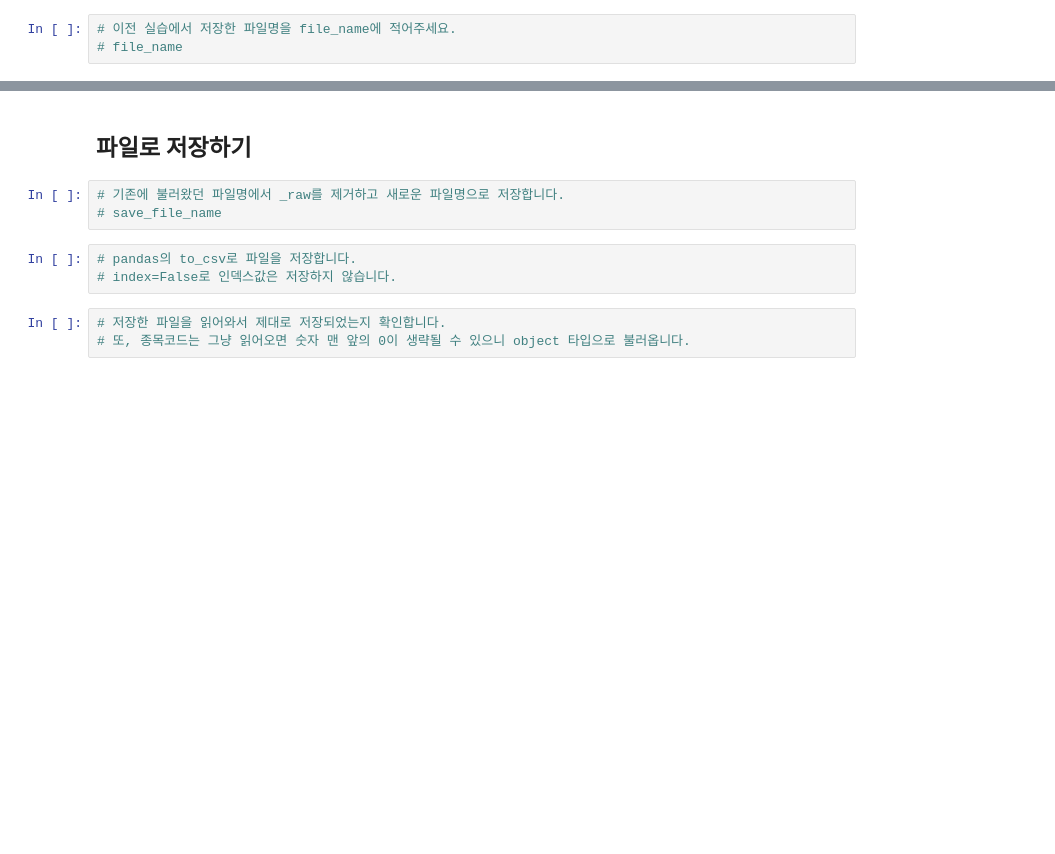
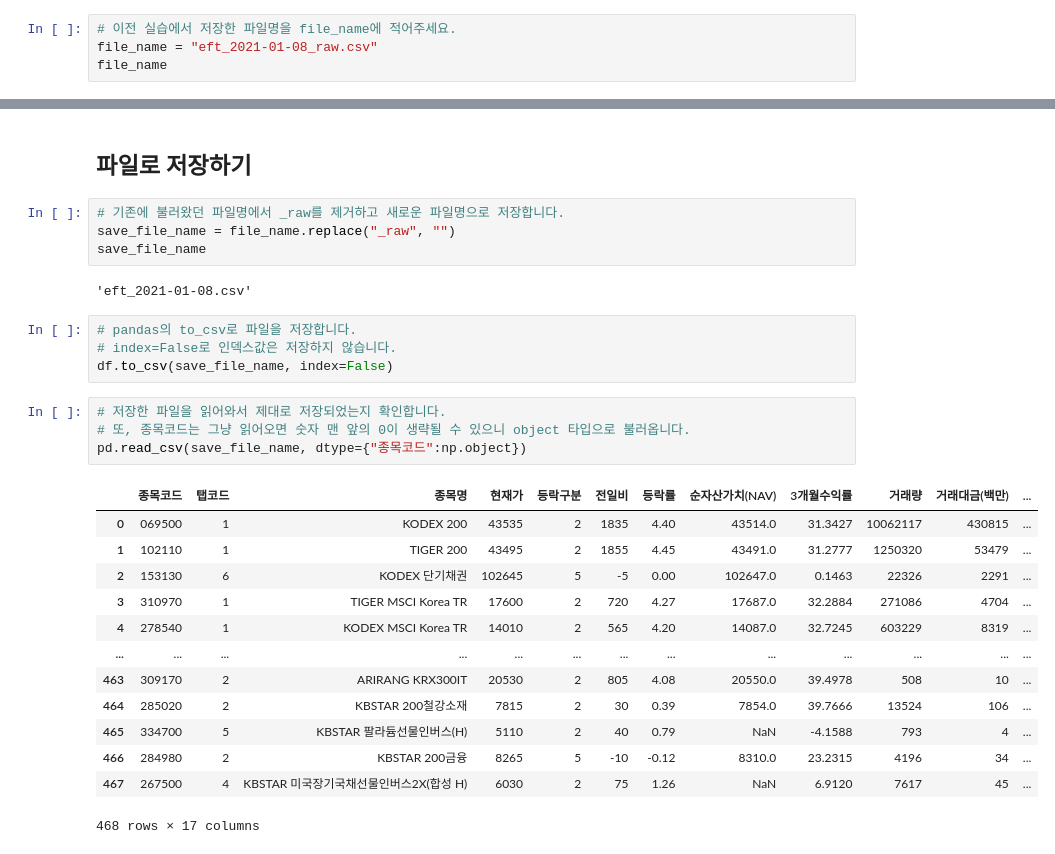
Before and after one commit to corazzon/finance-data-analysis, a Jupyter notebook: 4.2 ETF 전처리-input.ipynb, the cells around one changed output, grey strips where cells are left out. Cells and saved outputs as stored; diff of their text form; blank space fills up the shorter version.

```diff
--- a/4.2 ETF 전처리-input.ipynb
+++ b/4.2 ETF 전처리-input.ipynb
@@ -15,3 +19,4 @@
 # %%
 # 이전 실습에서 저장한 파일명을 file_name에 적어주세요.
-# file_name
+file_name = "eft_2021-01-08_raw.csv"
+file_name
@@ -155,10 +354,29 @@ col_name = """종목코드
 ## 파일로 저장하기
 # %%
 # 기존에 불러왔던 파일명에서 _raw를 제거하고 새로운 파일명으로 저장합니다.
-# save_file_name
+save_file_name = file_name.replace("_raw", "")
+save_file_name
+# %% [output]
+'eft_2021-01-08.csv'
 # %%
 # pandas의 to_csv로 파일을 저장합니다.
 # index=False로 인덱스값은 저장하지 않습니다.
+df.to_csv(save_file_name, index=False)
 # %%
 # 저장한 파일을 읽어와서 제대로 저장되었는지 확인합니다.
 # 또, 종목코드는 그냥 읽어오면 숫자 맨 앞의 0이 생략될 수 있으니 object 타입으로 불러옵니다.
+pd.read_csv(save_file_name, dtype={"종목코드":np.object})
+# %% [output]
+|  | 종목코드 | 탭코드 | 종목명 | 현재가 | 등락구분 | 전일비 | 등락률 | 순자산가치(NAV) | 3개월수익률 | 거래량 | 거래대금(백만) | ... |
+| 0 | 069500 | 1 | KODEX 200 | 43535 | 2 | 1835 | 4.40 | 43514.0 | 31.3427 | 10062117 | 430815 | ... |
+| 1 | 102110 | 1 | TIGER 200 | 43495 | 2 | 1855 | 4.45 | 43491.0 | 31.2777 | 1250320 | 53479 | ... |
+| 2 | 153130 | 6 | KODEX 단기채권 | 102645 | 5 | -5 | 0.00 | 102647.0 | 0.1463 | 22326 | 2291 | ... |
+| 3 | 310970 | 1 | TIGER MSCI Korea TR | 17600 | 2 | 720 | 4.27 | 17687.0 | 32.2884 | 271086 | 4704 | ... |
+| 4 | 278540 | 1 | KODEX MSCI Korea TR | 14010 | 2 | 565 | 4.20 | 14087.0 | 32.7245 | 603229 | 8319 | ... |
+| ... | ... | ... | ... | ... | ... | ... | ... | ... | ... | ... | ... | ... |
+| 463 | 309170 | 2 | ARIRANG KRX300IT | 20530 | 2 | 805 | 4.08 | 20550.0 | 39.4978 | 508 | 10 | ... |
+| 464 | 285020 | 2 | KBSTAR 200철강소재 | 7815 | 2 | 30 | 0.39 | 7854.0 | 39.7666 | 13524 | 106 | ... |
+| 465 | 334700 | 5 | KBSTAR 팔라듐선물인버스(H) | 5110 | 2 | 40 | 0.79 | NaN | -4.1588 | 793 | 4 | ... |
+| 466 | 284980 | 2 | KBSTAR 200금융 | 8265 | 5 | -10 | -0.12 | 8310.0 | 23.2315 | 4196 | 34 | ... |
+| 467 | 267500 | 4 | KBSTAR 미국장기국채선물인버스2X(합성 H) | 6030 | 2 | 75 | 1.26 | NaN | 6.9120 | 7617 | 45 | ... |
+468 rows × 17 columns
```
Also changed, not shown: parts of 30 cells of this notebook, 16 other files.
